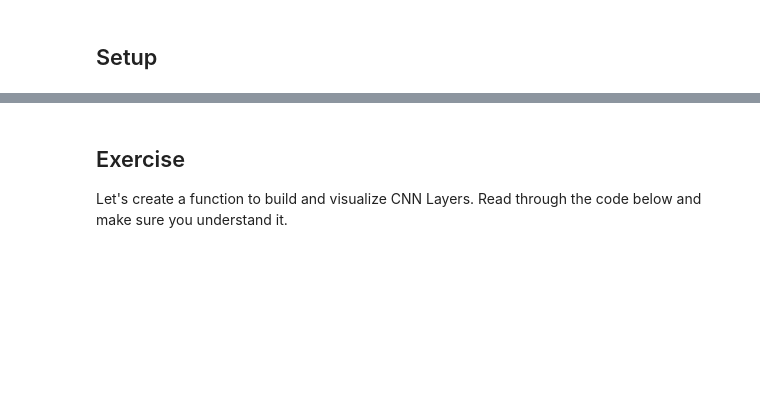
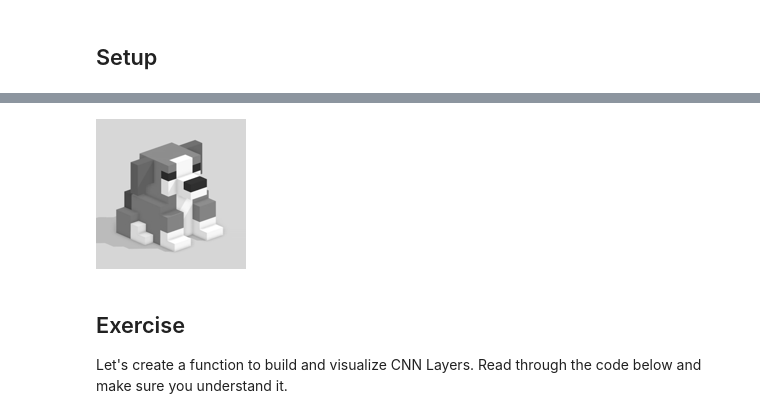
Before and after one commit to wlinds/ITHS-AI22-TF, a Jupyter notebook: Resources/Exploring_Layer_Effects.ipynb, the cells around one changed output, grey strips where cells are left out. Saved outputs shown, nothing was run; the diff lists cells and outputs as text; code cells hidden in the pictures; blank space fills up the shorter version.

```diff
--- a/Resources/Exploring_Layer_Effects.ipynb
+++ b/Resources/Exploring_Layer_Effects.ipynb
@@ -14,9 +17,13 @@ from tensorflow.keras.preprocessing.image import img_to_array, load_img
 # %%
 # Load and prepare data
-path = "material/pixel.jpg" # replace with your own image if you want (remove or edit rotatio to fit new pic).
-img = Image.open(path).convert('L').rotate(270).resize((150,150))
+path = "material/voxel.png" # replace with your own image if you want (remove or edit rotatio to fit new pic).
+img = Image.open(path).convert('L').resize((150,150))
 image_array = tf.keras.utils.img_to_array(img) # Convert to tensor
 image_array = tf.expand_dims(image_array, 0)  # Create a batch
+# %%
+img
+# %% [output]
+[figure, added]
 # %% [markdown]
 ## Exercise
 Let's create a function to build and visualize CNN Layers. Read through the code below and make sure you understand it.
```
Also changed, not shown: parts of 10 cells of this notebook, 1 other file.
